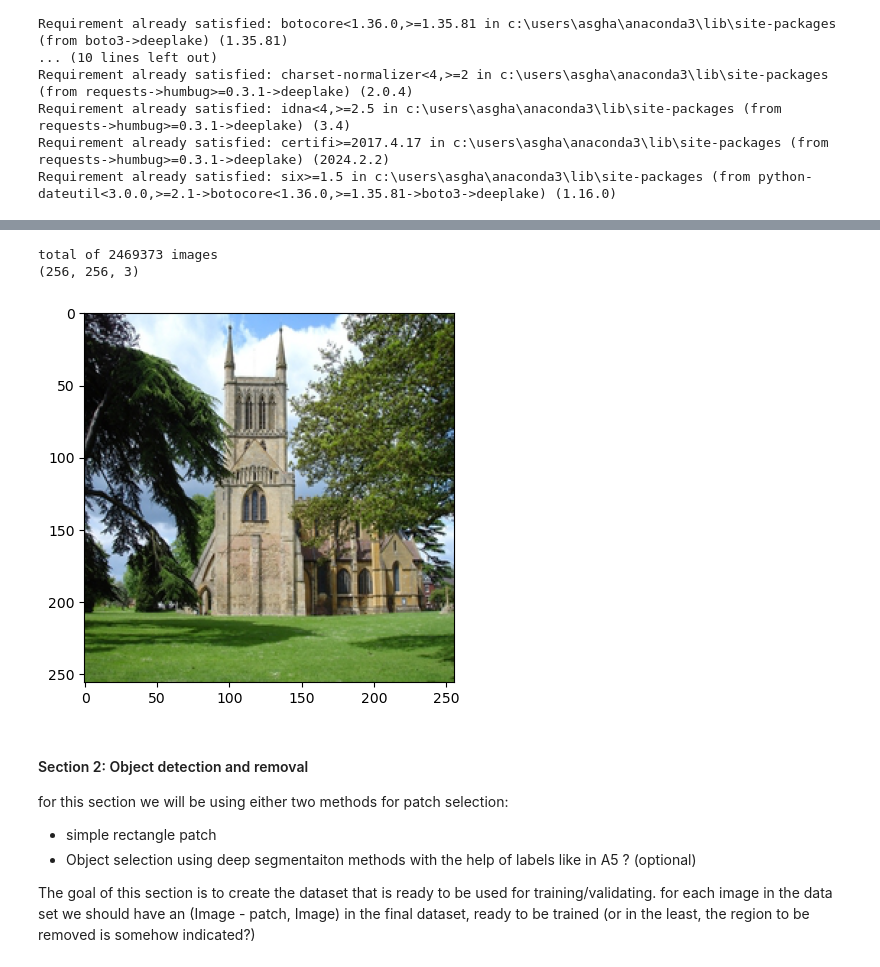
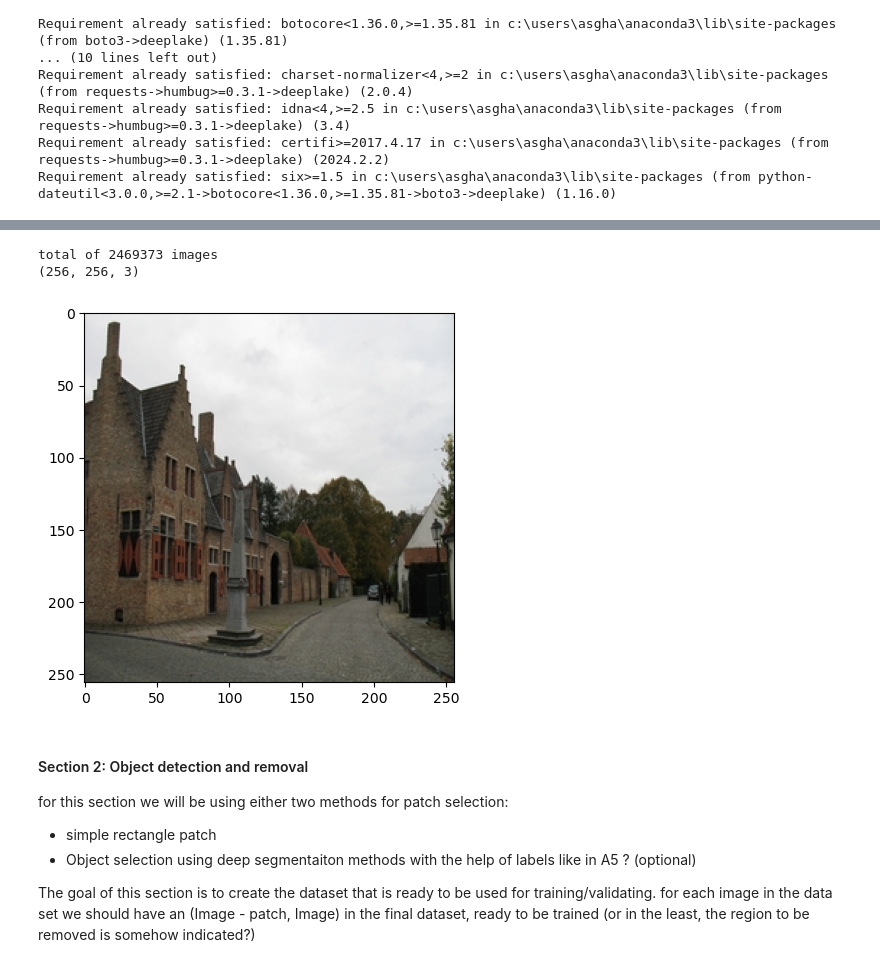
Before and after one commit to Arvin132/Inpainting-vision, a Jupyter notebook: showcase.ipynb, the cells around one changed output, grey strips where cells are left out. Drawn from its saved outputs; the diff is of its cells as text; code cells hidden in the pictures.

```diff
--- a/showcase.ipynb
+++ b/showcase.ipynb
@@ -47,13 +44,13 @@ HINT: Please forward the port - 60814 to your local machine, if you are running
 # %%
-img1 = ds.images[274].numpy() # will be used for sanity testing the model
+img1 = ds.images[42].numpy() # will be used for sanity testing the model
 
 plt.imshow(img1)
 print("total of",  len(ds.images), "images")
 print(img1.shape)
 # %% [output]
 total of 2469373 images
 (256, 256, 3)
-[figure, old version]
+[figure, new version]
 # %% [markdown]
 #### Section 2: Object detection and removal
 for this section we will be using either two methods for patch selection:
```
Also changed, not shown: parts of 7 cells of this notebook.
